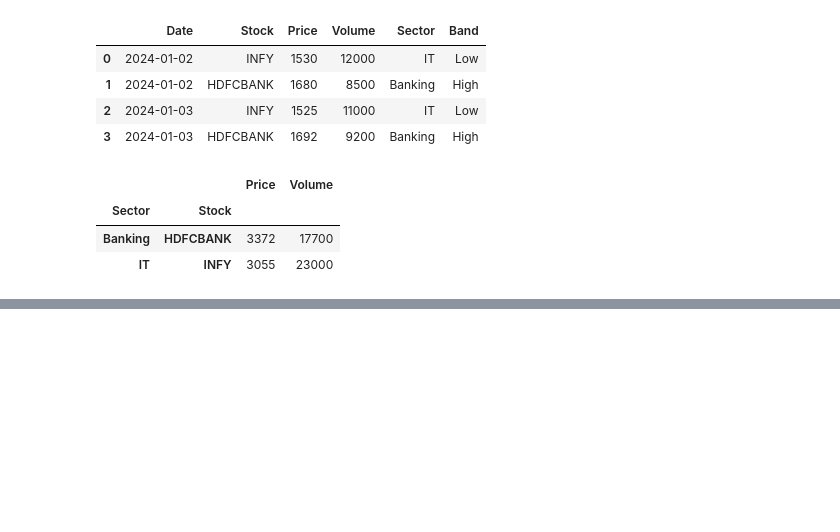
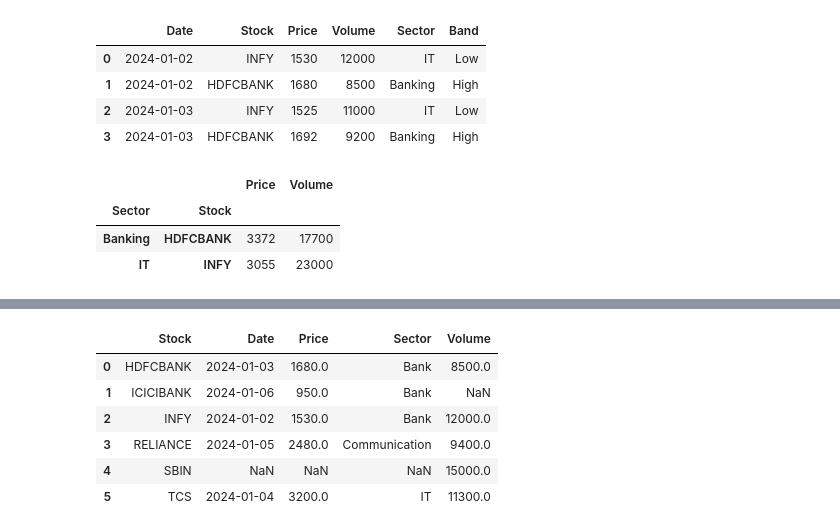
Before and after one commit to Rakshit-Lodha/zero-to-hero-python, a Jupyter notebook: zerotohero.ipynb, the cells around one changed output, grey strips where cells are left out. Cells and saved outputs as stored; diff of their text form; code cells hidden in the pictures; blank space fills up the shorter version.

```diff
--- a/zerotohero.ipynb
+++ b/zerotohero.ipynb
@@ -2296,0 +2303,6 @@ df_2.groupby(['Sector','Stock'])[['Price','Volume']].sum()
+# %%
+df_price = pd.DataFrame(data_prices)
+# %%
+df_price['Sector'] = ['Bank', 'Bank', 'IT', 'Communication', 'Bank']
+
+df_price
@@ -2296,0 +2316,9 @@ df_2.groupby(['Sector','Stock'])[['Price','Volume']].sum()
+# %%
+data_volumes = {
+    'Stock': ['INFY', 'HDFCBANK', 'TCS', 'RELIANCE', 'SBIN'],
+    'Volume': [12000, 8500, 11300, 9400, 15000]
+}
+# %%
+df_volume = pd.DataFrame(data_volumes)
+
+df_volume
@@ -2296,0 +2332,12 @@ df_2.groupby(['Sector','Stock'])[['Price','Volume']].sum()
+# %%
+df_merge = pd.merge(df_price, df_volume, on = 'Stock', how = 'outer')
+
+df_merge
+# %% [output]
+|  | Stock | Date | Price | Sector | Volume |
+| 0 | HDFCBANK | 2024-01-03 | 1680.0 | Bank | 8500.0 |
+| 1 | ICICIBANK | 2024-01-06 | 950.0 | Bank | NaN |
+| 2 | INFY | 2024-01-02 | 1530.0 | Bank | 12000.0 |
+| 3 | RELIANCE | 2024-01-05 | 2480.0 | Communication | 9400.0 |
+| 4 | SBIN | NaN | NaN | NaN | 15000.0 |
+| 5 | TCS | 2024-01-04 | 3200.0 | IT | 11300.0 |
```
Also changed, not shown: parts of 6 cells of this notebook, 2 other files.
